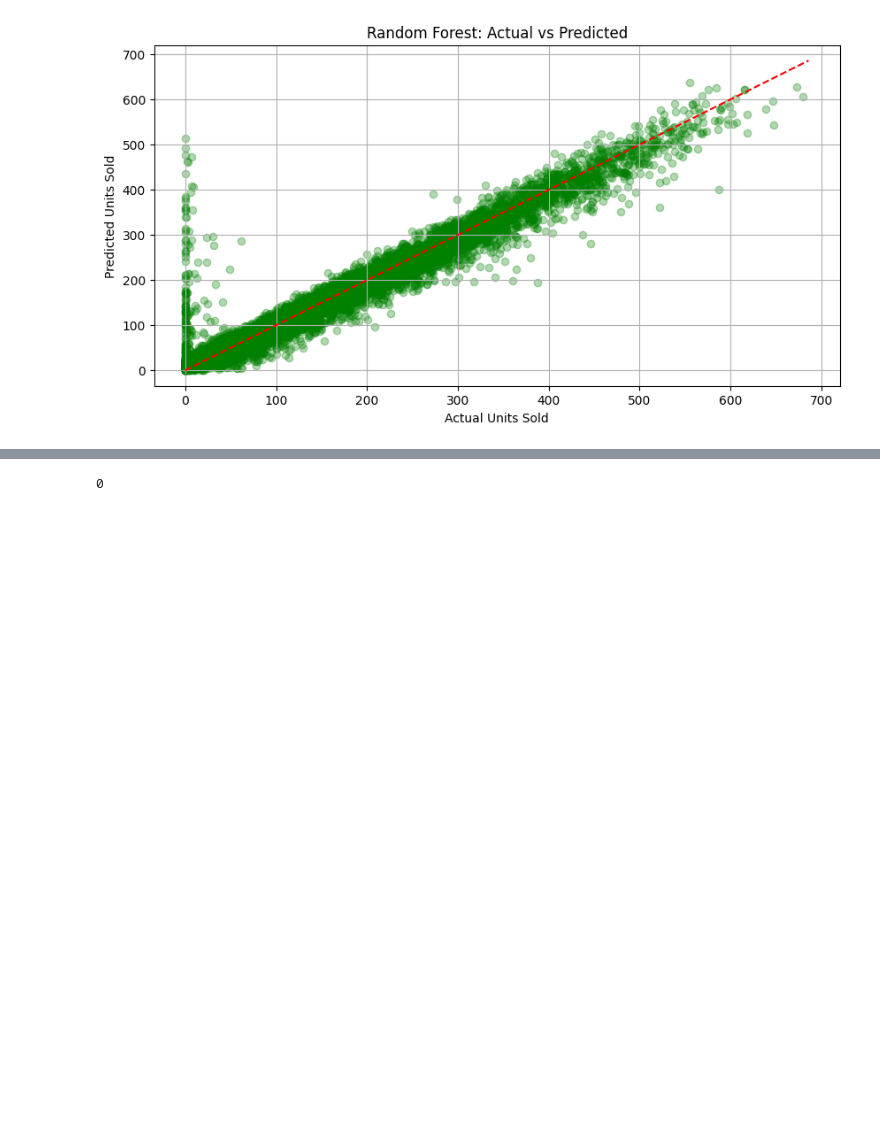
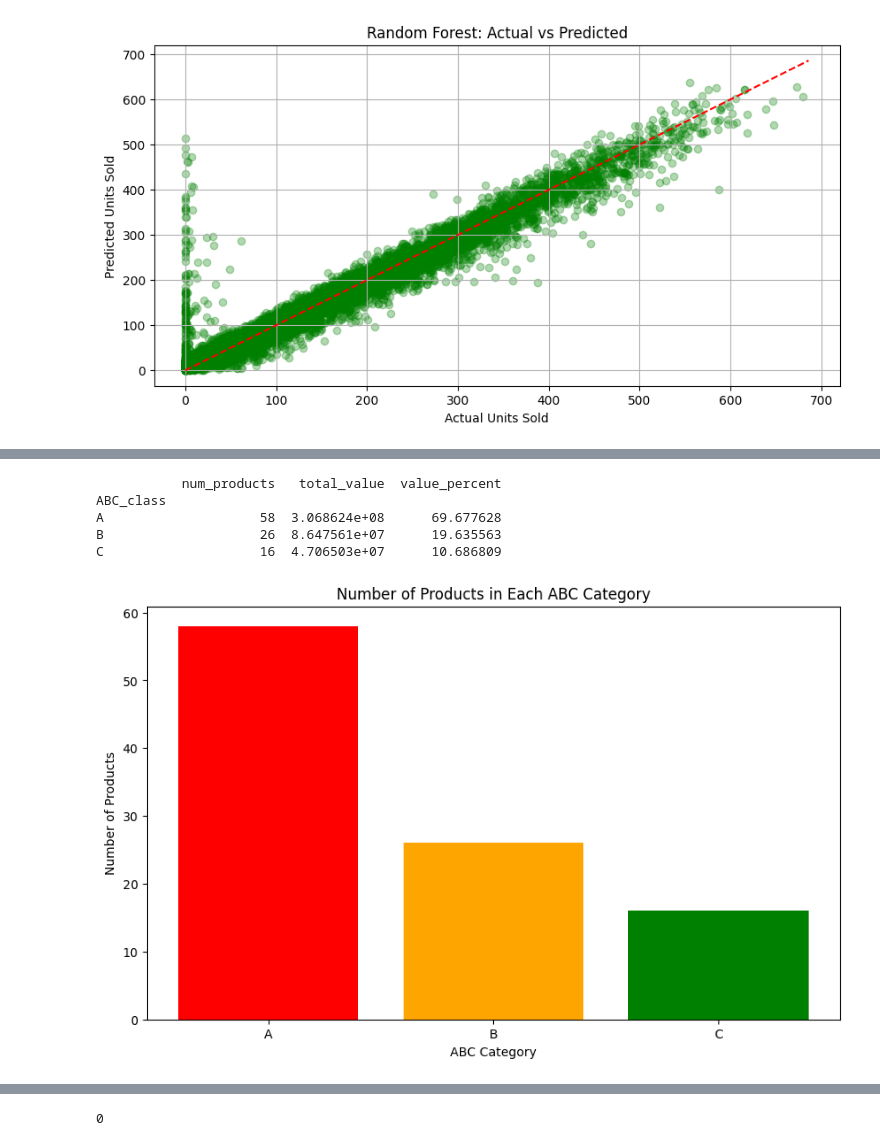
Before and after one commit to imdeadlock/Inventory_Optimization, a Jupyter notebook: Inventory.ipynb, the cells around one changed output, grey strips where cells are left out. Drawn from its saved outputs; the diff is of its cells as text; code cells hidden in the pictures; blank space fills up the shorter version.

```diff
--- a/Inventory.ipynb
+++ b/Inventory.ipynb
@@ -477,0 +496,46 @@ plt.show()
+# %%
+# Sort products by total value in descending order
+product_value_sorted = product_value.sort_values('total_value', ascending=False)
+
+# Calculate cumulative value and percentage
+product_value_sorted['cumulative_value'] = product_value_sorted['total_value'].cumsum()
+total_all_values = product_value_sorted['total_value'].sum()
+product_value_sorted['cumulative_percent'] = (product_value_sorted['cumulative_value'] / total_all_values) * 100
+# %%
+# Define ABC classification function
+def abc_classification(row):
+    if row['cumulative_percent'] <= 70:
+        return 'A'
+    elif row['cumulative_percent'] <= 90:
+        return 'B'
+    else:
+        return 'C'
+
+# Apply classification
+product_value_sorted['ABC_class'] = product_value_sorted.apply(abc_classification, axis=1)
+# %%
+# Summary statistics
+abc_summary = product_value_sorted.groupby('ABC_class').agg({
+    'productID': 'count',
+    'total_value': 'sum'
+}).rename(columns={'productID': 'num_products'})
+
+abc_summary['value_percent'] = (abc_summary['total_value'] / total_all_values) * 100
+print(abc_summary)
+
+# Visualize the distribution
+import matplotlib.pyplot as plt
+
+plt.figure(figsize=(10, 6))
+plt.bar(abc_summary.index, abc_summary['num_products'], color=['red', 'orange', 'green'])
+plt.title('Number of Products in Each ABC Category')
+plt.xlabel('ABC Category')
+plt.ylabel('Number of Products')
+plt.show()
+# %% [output]
+           num_products   total_value  value_percent
+ABC_class
+A                    58  3.068624e+08      69.677628
+B                    26  8.647561e+07      19.635563
+C                    16  4.706503e+07      10.686809
+[figure, added]
```
Also changed, not shown: parts of 18 cells of this notebook.
